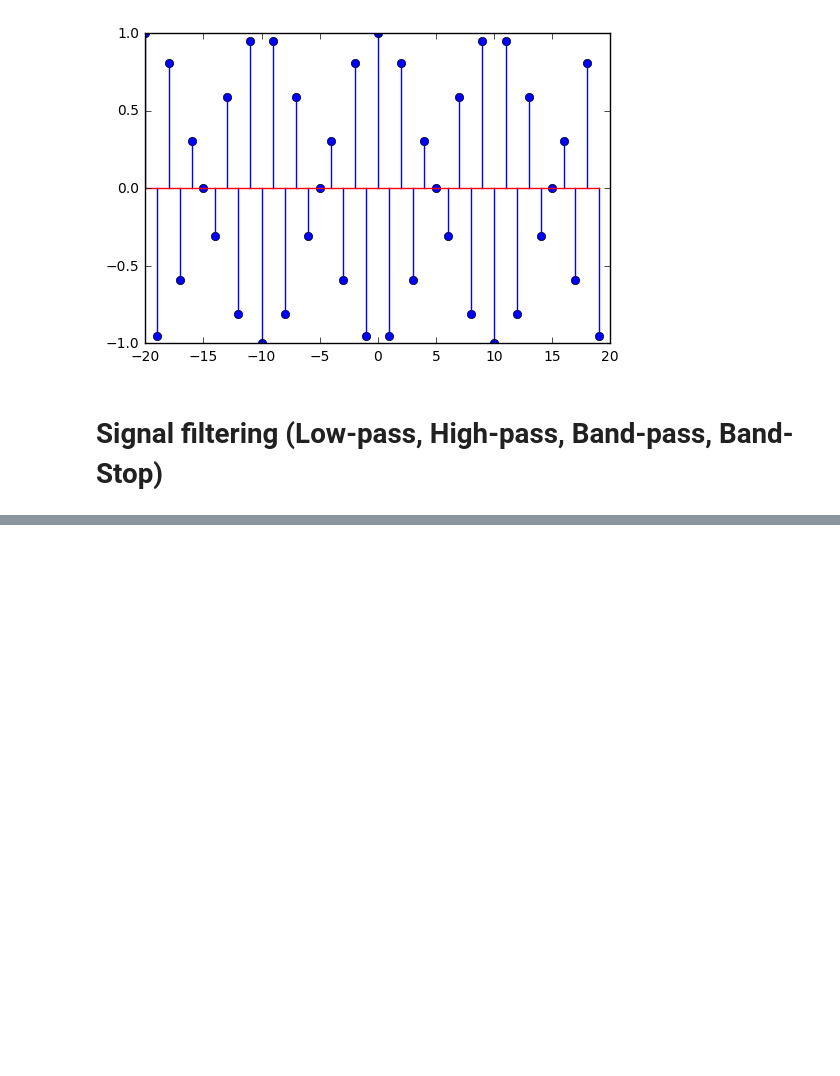
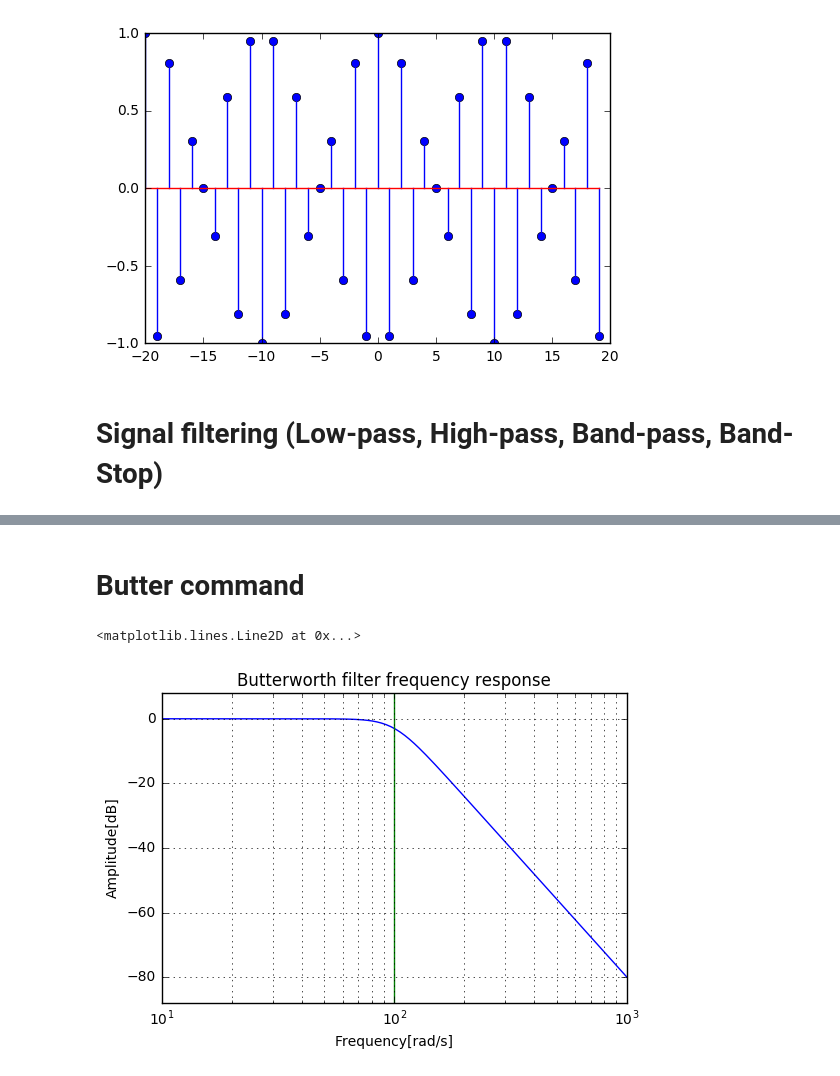
Before and after one commit to milorads/PythonBasics, a Jupyter notebook: Third Part.ipynb, the cells around one changed output, grey strips where cells are left out. Saved outputs shown, nothing was run; the diff lists cells and outputs as text; code cells hidden in the pictures; blank space fills up the shorter version.

```diff
--- a/Third Part.ipynb
+++ b/Third Part.ipynb
@@ -39,0 +91,18 @@ plotter.stem(n,x)
+# %% [markdown]
+# Butter command
+# %%
+from scipy import signal
+import matplotlib.pyplot as plotter
+
+b, a = signal.butter(4, 100, 'low', analog=True)
+w, h = signal.freqs(b, a)
+plotter.semilogx(w, 20*np.log10(abs(h)))
+plotter.title('Butterworth filter frequency response')
+plotter.xlabel('Frequency[rad/s]')
+plotter.ylabel('Amplitude[dB]')
+plotter.margins(0, 0.1)
+plotter.grid(which='both', axis='both')
+plotter.axvline(100, color='green') #cutoff frequency
+# %% [output]
+<matplotlib.lines.Line2D at 0x...>
+[figure, added]
```
Also changed, not shown: parts of 4 cells of this notebook.
